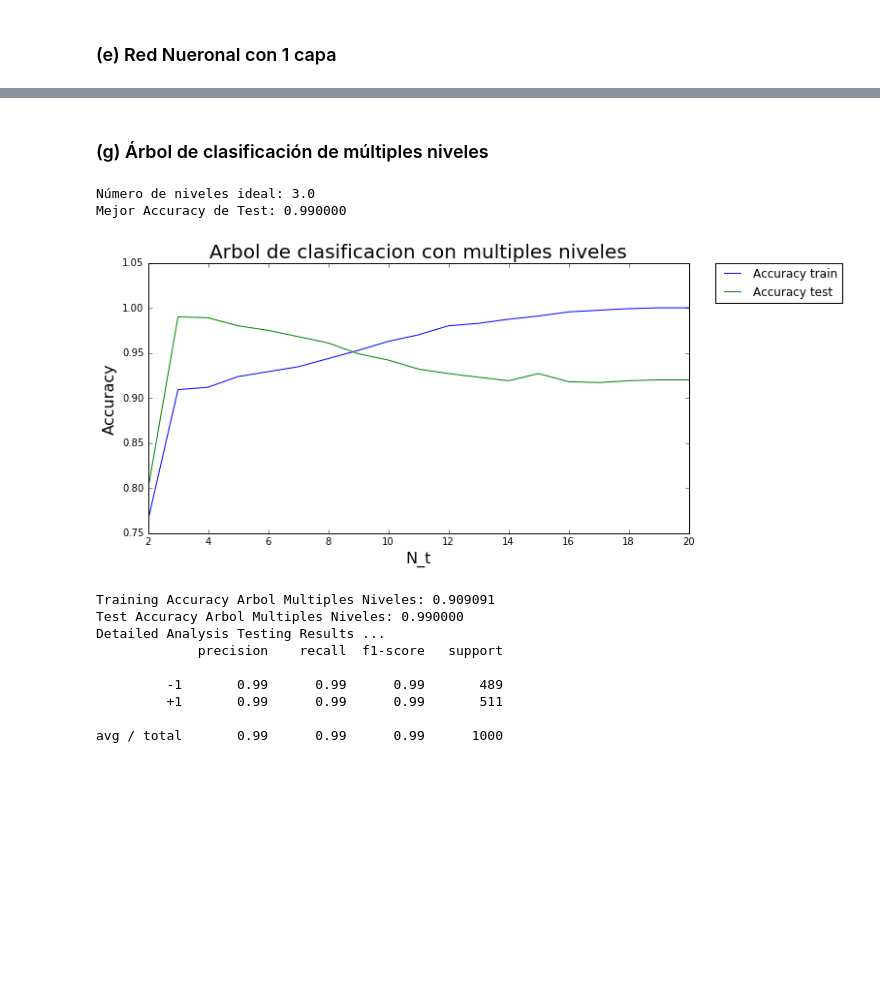
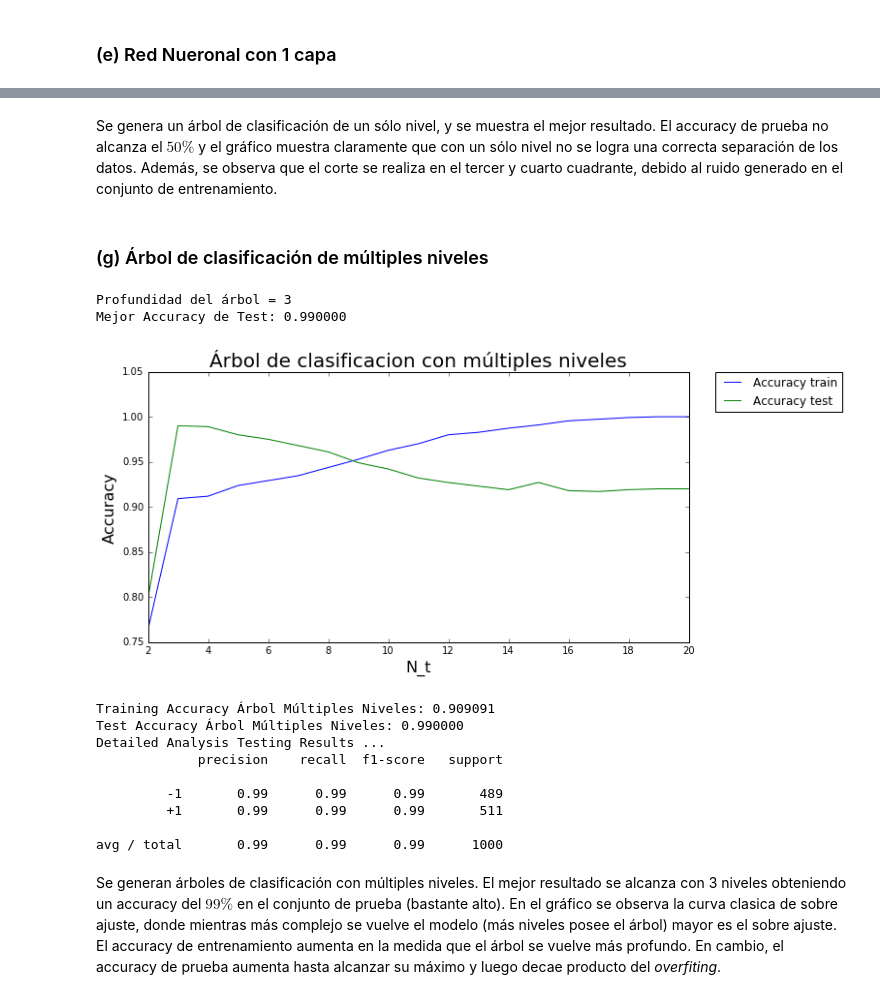
Before and after one commit to mazino/ML-Tarea1, a Jupyter notebook: ML-Tarea3/Pregunta 1/Pregunta 1.ipynb, the cells around one changed output, grey strips where cells are left out. Saved outputs shown, nothing was run; the diff lists cells and outputs as text; code cells hidden in the pictures; blank space fills up the shorter version.

```diff
--- a/ML-Tarea3/Pregunta 1/Pregunta 1.ipynb
+++ b/ML-Tarea3/Pregunta 1/Pregunta 1.ipynb
@@ -253,7 +326,7 @@ model = Sequential()
 model.add(Dense(1, input_dim=X_train.shape[1], init='uniform', activation='relu'))
 model.add(Dense(n_h, init='uniform', activation='sigmoid'))
 model.compile(optimizer=SGD(lr=1), loss='binary_crossentropy', metrics=['accuracy'])
-model.fit(X_train, Y_train, nb_epoch=50, batch_size=100, verbose=1)
+model.fit(X_train, Y_train, nb_epoch=30, batch_size=100, verbose=1)
 scores = model.evaluate(X_test, Y_test)
 test_acc = scores[1]
 # %% [output]
@@ -316,3 +399,5 @@ Profundidad del arbol = 1
+# %% [markdown]
+Se genera un árbol de clasificación de un sólo nivel, y se muestra el mejor resultado. El accuracy de prueba no alcanza el $50\%$ y el gráfico muestra claramente que con un sólo nivel no se logra una correcta separación de los datos. Además, se observa que el corte se realiza en el tercer y cuarto cuadrante, debido al ruido generado en el conjunto de entrenamiento.
 # %% [markdown]
 ### (g) Árbol de clasificación de múltiples niveles
 # %%
@@ -328,21 +413,25 @@ def do_Tree(x,y,xt,yt):
         acc_test.append(clf.score(xt, yt))
         models.append(clf)
 
-    N_t_best = N_ts[acc_test.index(max(acc_test))]
     model_best = models[acc_test.index(max(acc_test))]
-    print "Número de niveles ideal: %s"%(N_t_best)
+    #print "Número de niveles ideal: %s"%(N_t_best)
+
+    print "Profundidad del árbol = %d"%model_best.tree_.max_depth
     print "Mejor Accuracy de Test: %f"%(max(acc_test))
+
+    #for i in range(0, len(acc_tr)):
+        #acc_tr[i] = 1 - acc_tr[i]
+        #acc_test[i] = 1 - acc_test[i]
 
     plt.figure(figsize=(10,5))
     ax = plt.gca()
     ax.plot(N_ts,acc_tr,label='Accuracy train')
     ax.plot(N_ts,acc_test,label='Accuracy test')
 
-    #plt.xlim(1.5, 20.5)
     plt.legend(bbox_to_anchor=(1.05, 1), loc=2, borderaxespad=0.)
     plt.xlabel('N_t', fontsize= 16)
     plt.ylabel('Accuracy', fontsize= 16)
-    plt.title('Arbol de clasificacion con multiples niveles', fontsize= 20)
+    plt.title(u'Árbol de clasificacion con múltiples niveles', fontsize= 20)
     ax.set_xscale('linear')
     plt.show()
 
@@ -350,13 +439,13 @@ def do_Tree(x,y,xt,yt):
 # %%
 model_tree = do_Tree(X_train,Y_train,X_test,Y_test)
 
-score_the_model(model_tree, X_train, Y_train, X_test, Y_test, "Arbol Multiples Niveles")
+score_the_model(model_tree, X_train, Y_train, X_test, Y_test, "Árbol Múltiples Niveles")
 # %% [output]
-Número de niveles ideal: 3.0
+Profundidad del árbol = 3
 Mejor Accuracy de Test: 0.990000
-[figure, old version]
+[figure, new version]
-Training Accuracy Arbol Multiples Niveles: 0.909091
-Test Accuracy Arbol Multiples Niveles: 0.990000
+Training Accuracy Árbol Múltiples Niveles: 0.909091
+Test Accuracy Árbol Múltiples Niveles: 0.990000
 Detailed Analysis Testing Results ...
              precision    recall  f1-score   support
 
@@ -364,4 +453,6 @@ Detailed Analysis Testing Results ...
          +1       0.99      0.99      0.99       511
 
 avg / total       0.99      0.99      0.99      1000
+# %% [markdown]
+Se generan árboles de clasificación con múltiples niveles. El mejor resultado se alcanza con 3 niveles obteniendo un accuracy del $99\%$ en el conjunto de prueba (bastante alto). En el gráfico se observa la curva clasica de sobre ajuste, donde mientras más complejo se vuelve el modelo (más niveles posee el árbol) mayor es el sobre ajuste. El accuracy de entrenamiento aumenta en la medida que el árbol se vuelve más profundo. En cambio, el accuracy de prueba aumenta hasta alcanzar su máximo y luego decae producto del *overfiting*.
 # %%
```
Also changed, not shown: parts of 22 cells of this notebook.
